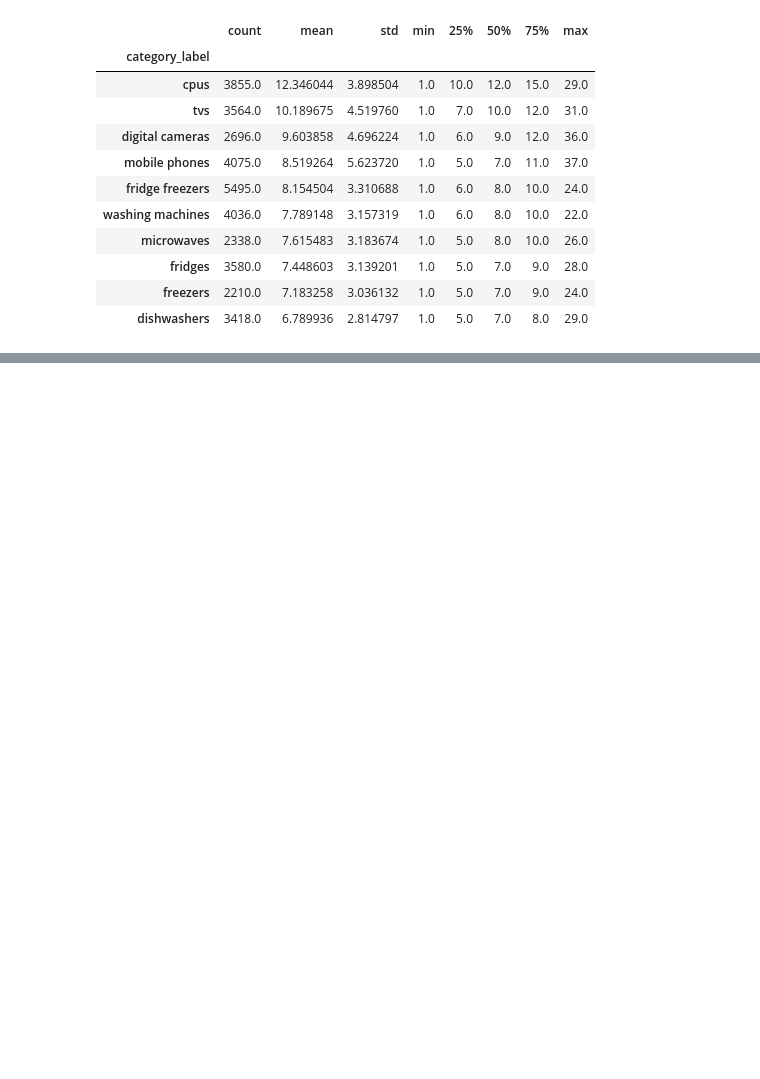
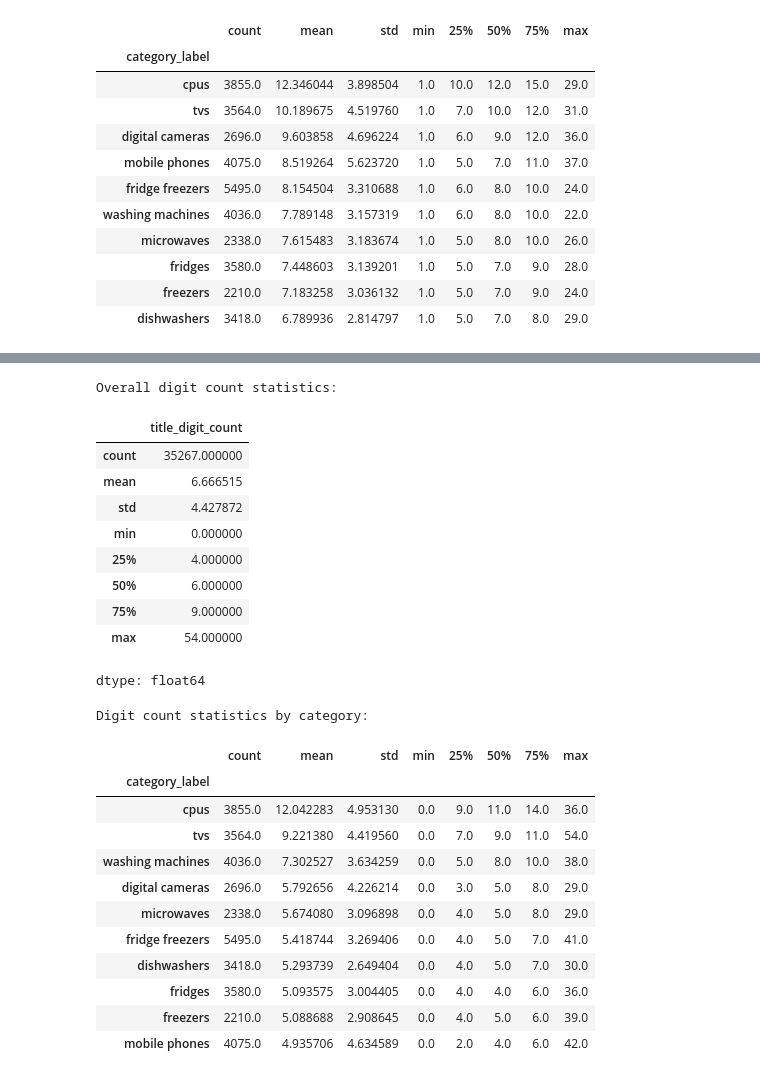
Before and after one commit to rakosdonja/product-category-classifier, a Jupyter notebook: notebooks/01_product_category_eda.ipynb, the cells around one changed output, grey strips where cells are left out. Drawn from its saved outputs; the diff is of its cells as text; code cells hidden in the pictures; blank space fills up the shorter version.

Commit message:
Add text EDA: numeric character analysis in product titles

```diff
--- a/notebooks/01_product_category_eda.ipynb
+++ b/notebooks/01_product_category_eda.ipynb
@@ -358,0 +371,44 @@ Title word count statistics by category:
+# %%
+# Count numeric characters in product titles
+df["title_digit_count"] = (
+    df["product_title"]
+    .astype(str)
+    .str.count(r"\d")
+)
+
+# Overall statistics
+print("Overall digit count statistics:")
+display(df["title_digit_count"].describe())
+
+# Statistics by category
+print("\nDigit count statistics by category:")
+display(
+    df.groupby("category_label")["title_digit_count"]
+      .describe()
+      .sort_values("mean", ascending=False)
+)
+# %% [output]
+Overall digit count statistics:
+|  | title_digit_count |
+| count | 35267.000000 |
+| mean | 6.666515 |
+| std | 4.427872 |
+| min | 0.000000 |
+| 25% | 4.000000 |
+| 50% | 6.000000 |
+| 75% | 9.000000 |
+| max | 54.000000 |
+dtype: float64
+Digit count statistics by category:
+|  | count | mean | std | min | 25% | 50% | 75% | max |
+| category_label |  |  |  |  |  |  |  |  |
+| cpus | 3855.0 | 12.042283 | 4.953130 | 0.0 | 9.0 | 11.0 | 14.0 | 36.0 |
+| tvs | 3564.0 | 9.221380 | 4.419560 | 0.0 | 7.0 | 9.0 | 11.0 | 54.0 |
+| washing machines | 4036.0 | 7.302527 | 3.634259 | 0.0 | 5.0 | 8.0 | 10.0 | 38.0 |
+| digital cameras | 2696.0 | 5.792656 | 4.226214 | 0.0 | 3.0 | 5.0 | 8.0 | 29.0 |
+| microwaves | 2338.0 | 5.674080 | 3.096898 | 0.0 | 4.0 | 5.0 | 8.0 | 29.0 |
+| fridge freezers | 5495.0 | 5.418744 | 3.269406 | 0.0 | 4.0 | 5.0 | 7.0 | 41.0 |
+| dishwashers | 3418.0 | 5.293739 | 2.649404 | 0.0 | 4.0 | 5.0 | 7.0 | 30.0 |
+| fridges | 3580.0 | 5.093575 | 3.004405 | 0.0 | 4.0 | 4.0 | 6.0 | 36.0 |
+| freezers | 2210.0 | 5.088688 | 2.908645 | 0.0 | 4.0 | 5.0 | 6.0 | 39.0 |
+| mobile phones | 4075.0 | 4.935706 | 4.634589 | 0.0 | 2.0 | 4.0 | 6.0 | 42.0 |
```
Also changed, not shown: parts of 1 cell of this notebook.
